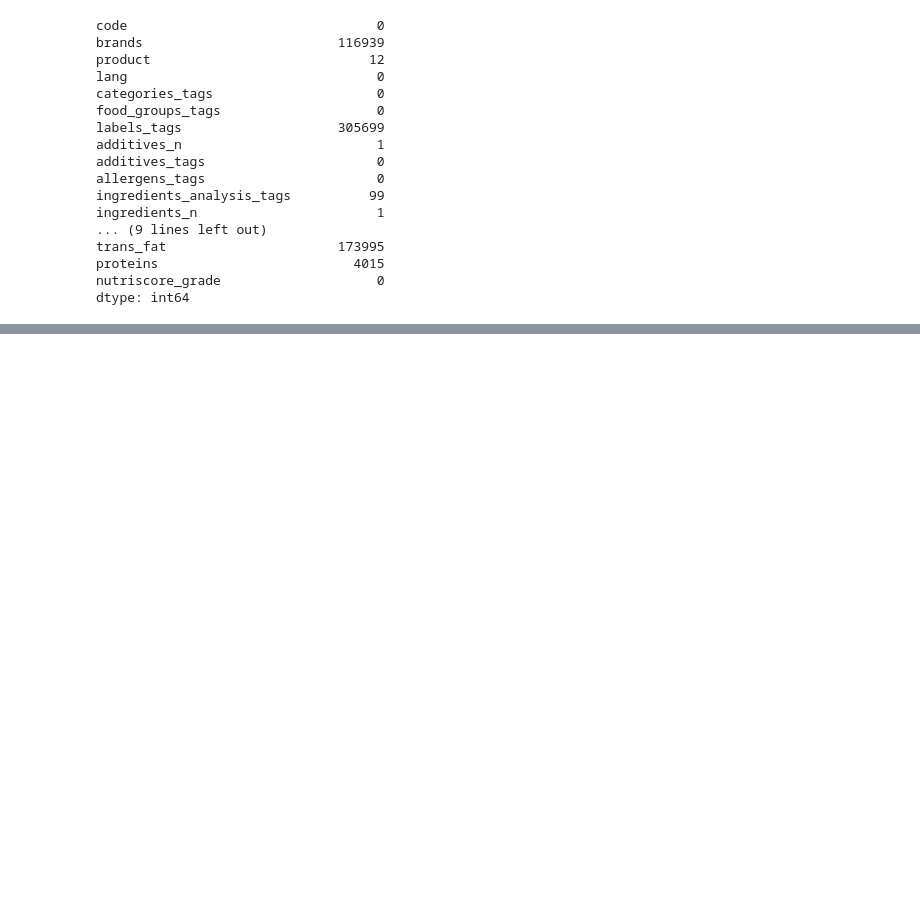
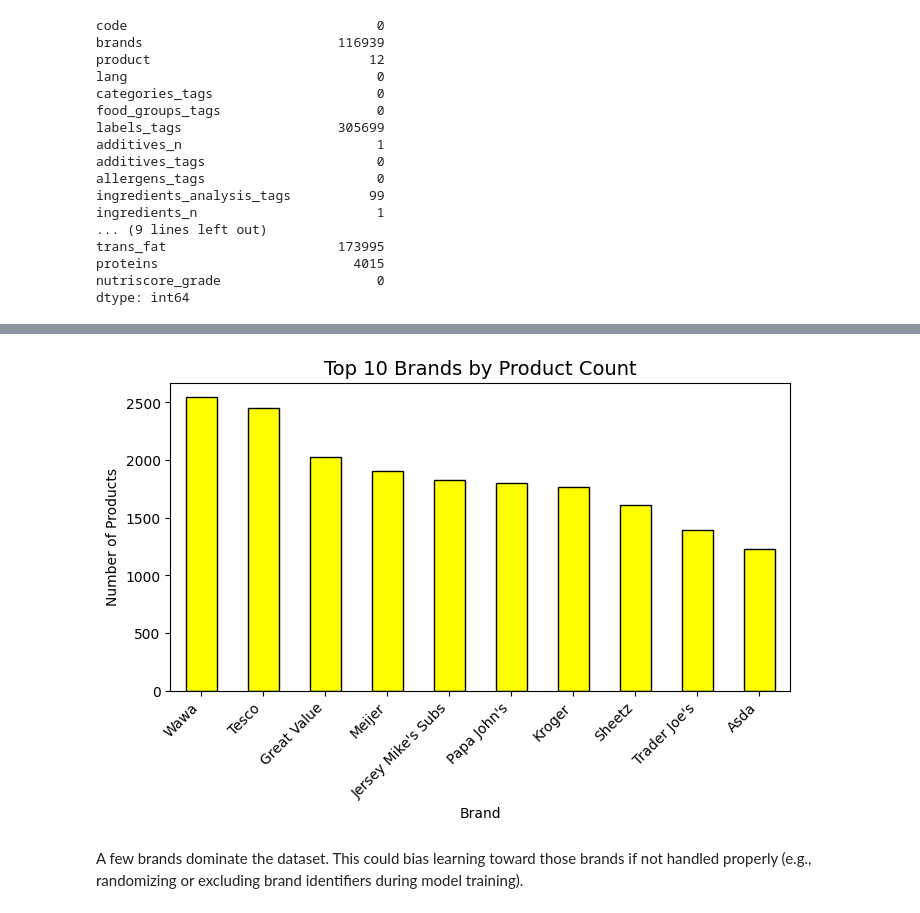
Before and after one commit to swhoyle/food-nutrition-model, a Jupyter notebook: notebooks/2_eda.ipynb, the cells around one changed output, grey strips where cells are left out. Cells and saved outputs as stored; diff of their text form; code cells hidden in the pictures; blank space fills up the shorter version.

```diff
--- a/notebooks/2_eda.ipynb
+++ b/notebooks/2_eda.ipynb
@@ -119,0 +257,14 @@ plt.show()
+# %%
+top_brands = df["brands"].value_counts().head(10)
+plt.figure(figsize=(8,4))
+top_brands.plot(kind="bar", color="yellow", edgecolor="black")
+plt.title("Top 10 Brands by Product Count", fontsize=14)
+plt.xlabel("Brand")
+plt.ylabel("Number of Products")
+plt.xticks(rotation=45, ha="right")
+plt.show()
+# %% [output]
+[figure, added]
+# %% [markdown]
+A few brands dominate the dataset.
+This could bias learning toward those brands if not handled properly (e.g., randomizing or excluding brand identifiers during model training).
```
Also changed, not shown: parts of 14 cells of this notebook.
